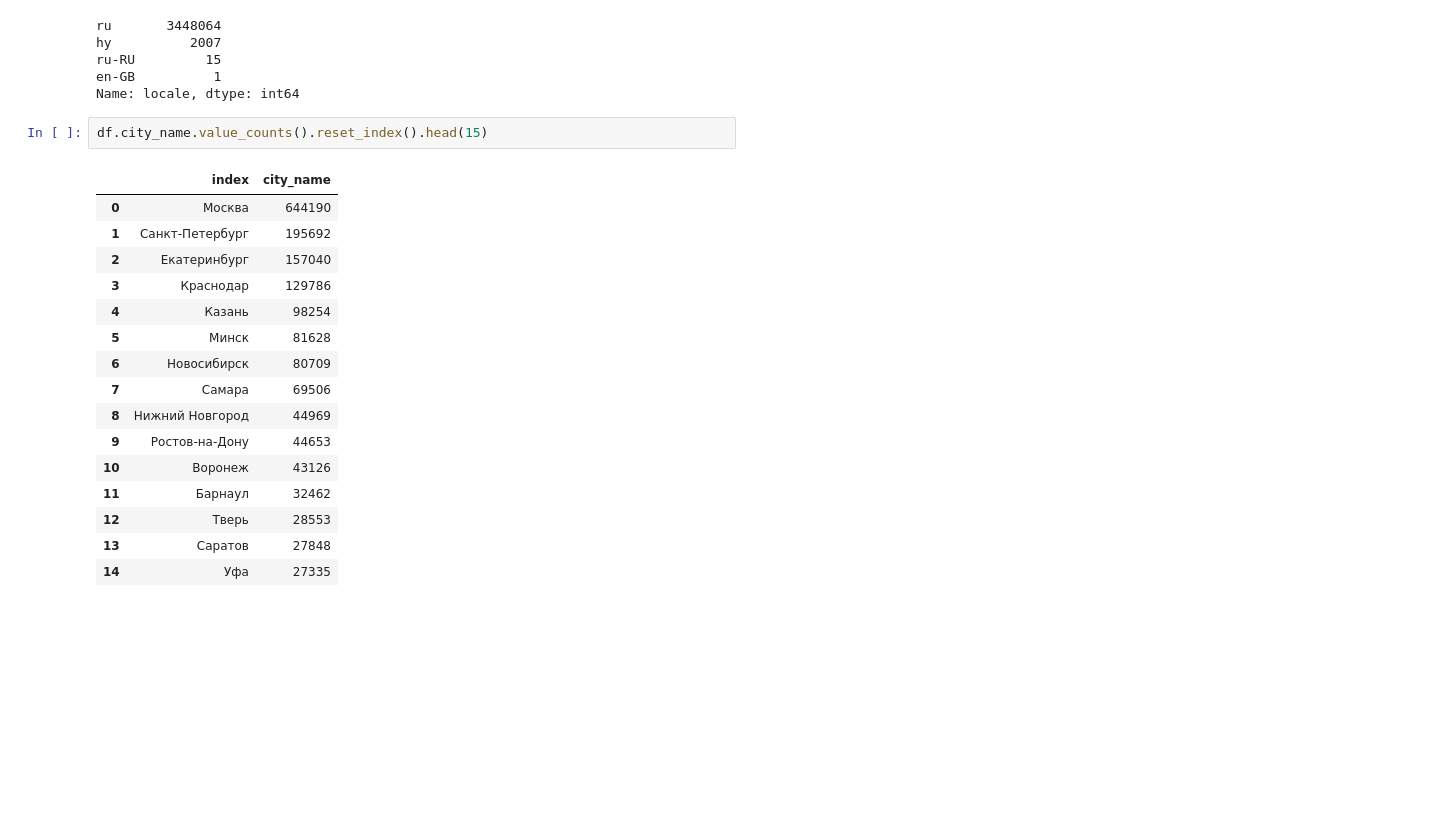
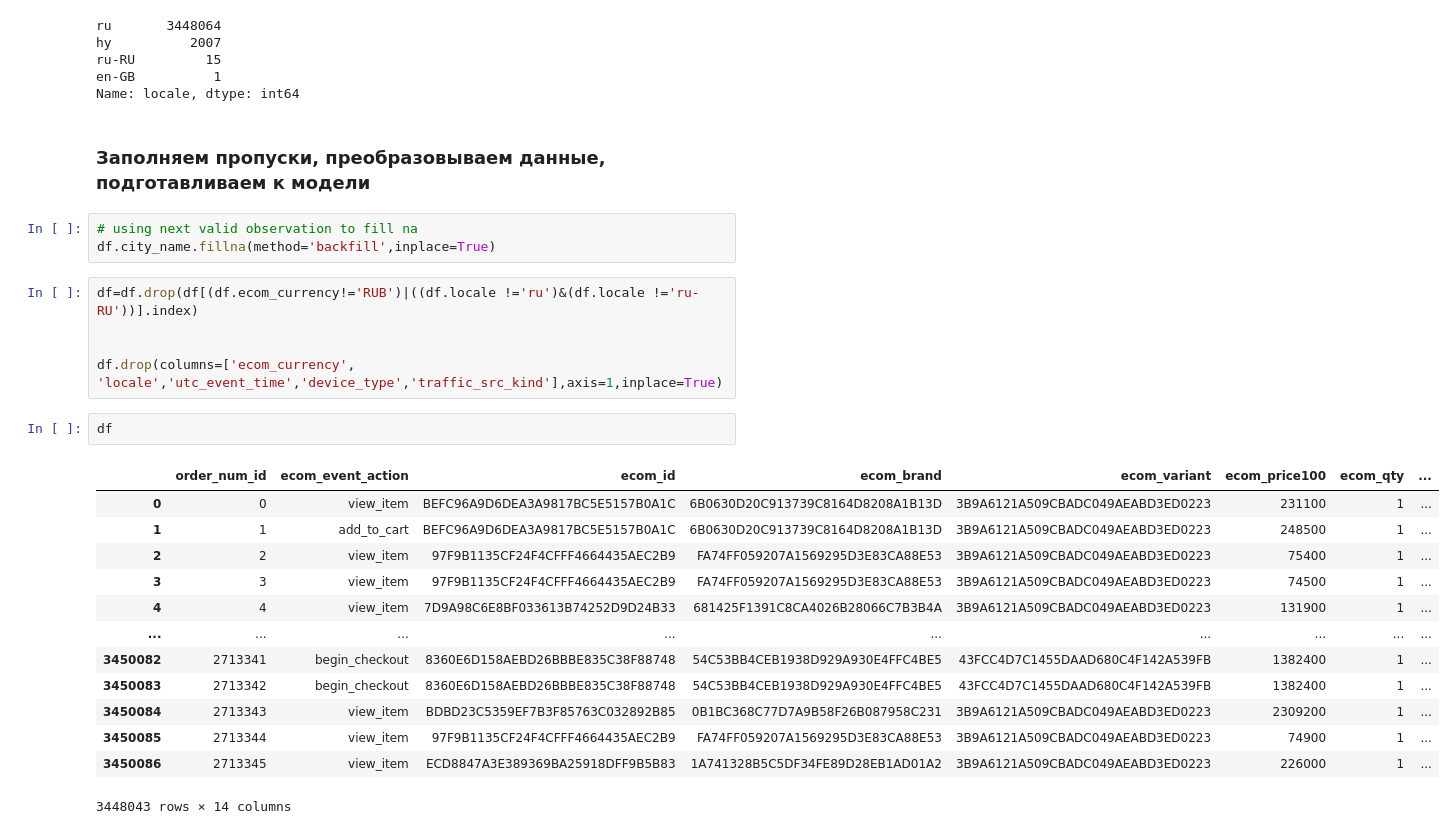
Before and after one commit to kayashik/wild_hack, a Jupyter notebook: pythonFiles/Analysis.ipynb, the cells around one changed output. Cells and saved outputs as stored; diff of their text form; blank space fills up the shorter version.

```diff
--- a/pythonFiles/Analysis.ipynb
+++ b/pythonFiles/Analysis.ipynb
@@ -248,22 +275,29 @@ hy          2007
 ru-RU         15
 en-GB          1
 Name: locale, dtype: int64
-# %%
-df.city_name.value_counts().reset_index().head(15)
-# %% [output]
-|  | index | city_name |
-| 0 | Москва | 644190 |
-| 1 | Санкт-Петербург | 195692 |
-| 2 | Екатеринбург | 157040 |
-| 3 | Краснодар | 129786 |
-| 4 | Казань | 98254 |
-| 5 | Минск | 81628 |
-| 6 | Новосибирск | 80709 |
-| 7 | Самара | 69506 |
-| 8 | Нижний Новгород | 44969 |
-| 9 | Ростов-на-Дону | 44653 |
-| 10 | Воронеж | 43126 |
-| 11 | Барнаул | 32462 |
-| 12 | Тверь | 28553 |
-| 13 | Саратов | 27848 |
-| 14 | Уфа | 27335 |
+# %% [markdown]
+### Заполняем пропуски, преобразовываем данные, подготавливаем к модели
+# %%
+# using next valid observation to fill na
+df.city_name.fillna(method='backfill',inplace=True)
+# %%
+df=df.drop(df[(df.ecom_currency!='RUB')|((df.locale !='ru')&(df.locale !='ru-RU'))].index)
+
+
+df.drop(columns=['ecom_currency', 'locale','utc_event_time','device_type','traffic_src_kind'],axis=1,inplace=True)
+# %%
+df
+# %% [output]
+|  | order_num_id | ecom_event_action | ecom_id | ecom_brand | ecom_variant | ecom_price100 | ecom_qty | ... |
+| 0 | 0 | view_item | BEFC96A9D6DEA3A9817BC5E5157B0A1C | 6B0630D20C913739C8164D8208A1B13D | 3B9A6121A509CBADC049AEABD3ED0223 | 231100 | 1 | ... |
+| 1 | 1 | add_to_cart | BEFC96A9D6DEA3A9817BC5E5157B0A1C | 6B0630D20C913739C8164D8208A1B13D | 3B9A6121A509CBADC049AEABD3ED0223 | 248500 | 1 | ... |
+| 2 | 2 | view_item | 97F9B1135CF24F4CFFF4664435AEC2B9 | FA74FF059207A1569295D3E83CA88E53 | 3B9A6121A509CBADC049AEABD3ED0223 | 75400 | 1 | ... |
+| 3 | 3 | view_item | 97F9B1135CF24F4CFFF4664435AEC2B9 | FA74FF059207A1569295D3E83CA88E53 | 3B9A6121A509CBADC049AEABD3ED0223 | 74500 | 1 | ... |
+| 4 | 4 | view_item | 7D9A98C6E8BF033613B74252D9D24B33 | 681425F1391C8CA4026B28066C7B3B4A | 3B9A6121A509CBADC049AEABD3ED0223 | 131900 | 1 | ... |
+| ... | ... | ... | ... | ... | ... | ... | ... | ... |
+| 3450082 | 2713341 | begin_checkout | 8360E6D158AEBD26BBBE835C38F88748 | 54C53BB4CEB1938D929A930E4FFC4BE5 | 43FCC4D7C1455DAAD680C4F142A539FB | 1382400 | 1 | ... |
+| 3450083 | 2713342 | begin_checkout | 8360E6D158AEBD26BBBE835C38F88748 | 54C53BB4CEB1938D929A930E4FFC4BE5 | 43FCC4D7C1455DAAD680C4F142A539FB | 1382400 | 1 | ... |
+| 3450084 | 2713343 | view_item | BDBD23C5359EF7B3F85763C032892B85 | 0B1BC368C77D7A9B58F26B087958C231 | 3B9A6121A509CBADC049AEABD3ED0223 | 2309200 | 1 | ... |
+| 3450085 | 2713344 | view_item | 97F9B1135CF24F4CFFF4664435AEC2B9 | FA74FF059207A1569295D3E83CA88E53 | 3B9A6121A509CBADC049AEABD3ED0223 | 74900 | 1 | ... |
+| 3450086 | 2713345 | view_item | ECD8847A3E389369BA25918DFF9B5B83 | 1A741328B5C5DF34FE89D28EB1AD01A2 | 3B9A6121A509CBADC049AEABD3ED0223 | 226000 | 1 | ... |
+3448043 rows × 14 columns
```
Also changed, not shown: parts of 5 cells of this notebook, 1 other file.
